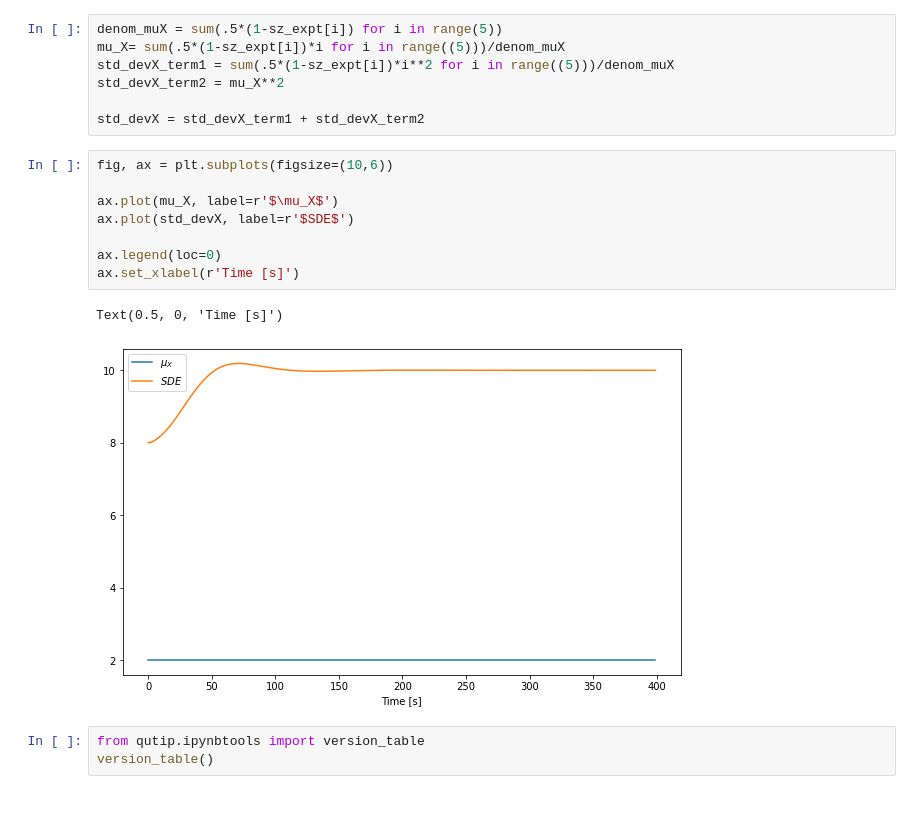
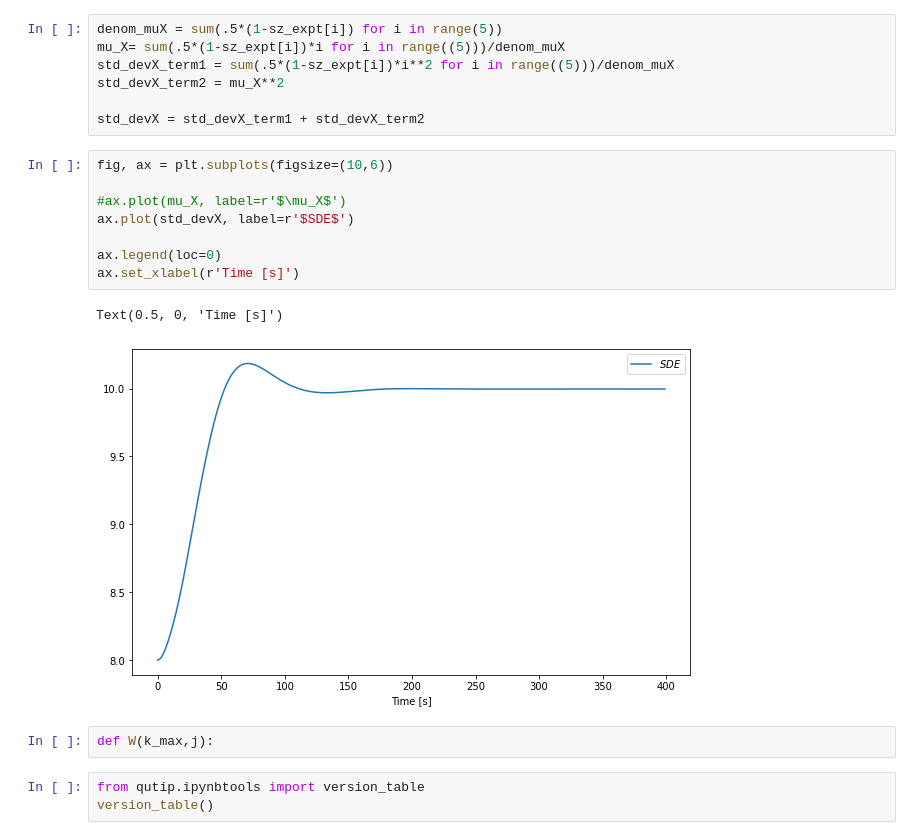
Before and after one commit to tomi-cuentitas/Spin-Chains-, a Jupyter notebook: Heisenberg_Model_Wave_packet_Last_Build_Qutip.ipynb, the cells around one changed output. Cells and saved outputs as stored; diff of their text form; blank space fills up the shorter version.

```diff
--- a/Heisenberg_Model_Wave_packet_Last_Build_Qutip.ipynb
+++ b/Heisenberg_Model_Wave_packet_Last_Build_Qutip.ipynb
@@ -154,14 +154,16 @@ std_devX = std_devX_term1 + std_devX_term2
 # %%
 fig, ax = plt.subplots(figsize=(10,6))
 
-ax.plot(mu_X, label=r'$\mu_X$')
+#ax.plot(mu_X, label=r'$\mu_X$')
 ax.plot(std_devX, label=r'$SDE$')
 
 ax.legend(loc=0)
 ax.set_xlabel(r'Time [s]')
 # %% [output]
 Text(0.5, 0, 'Time [s]')
-[figure, old version]
+[figure, new version]
+# %%
+def W(k_max,j):
 # %%
 from qutip.ipynbtools import version_table
 version_table()
```
